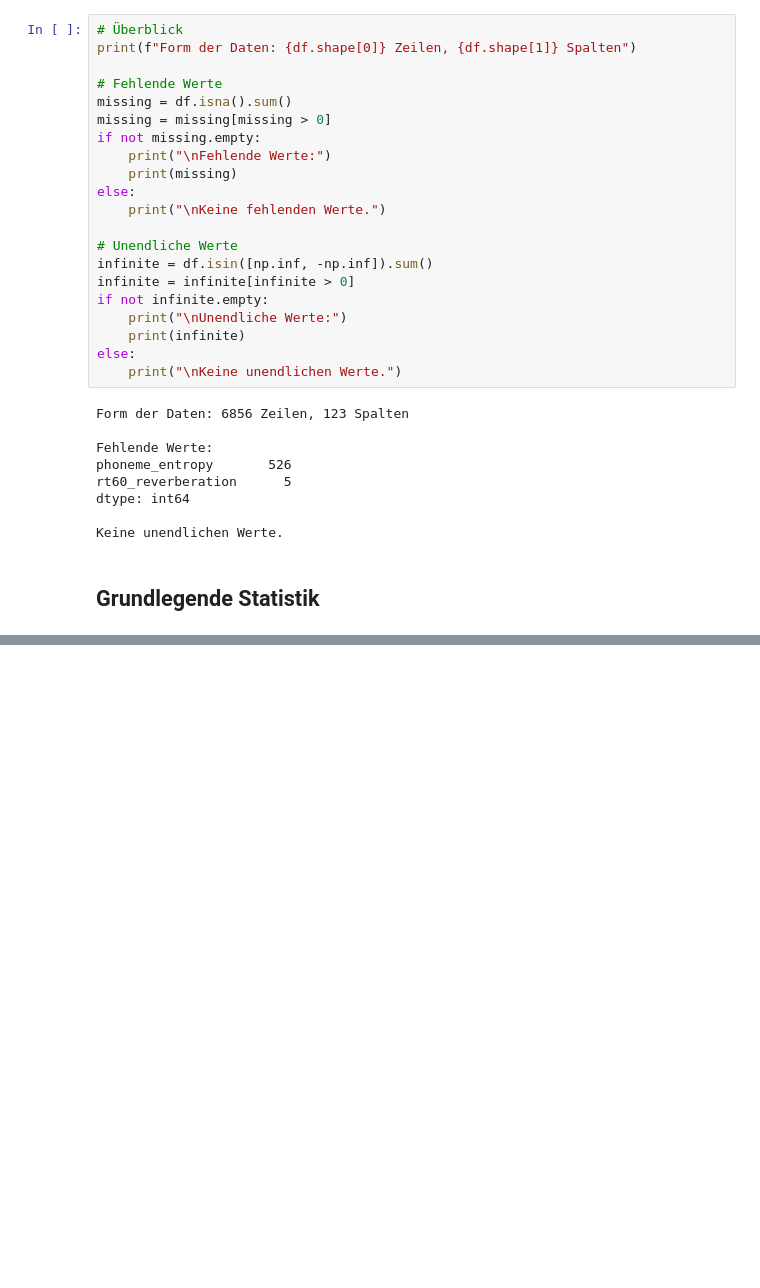
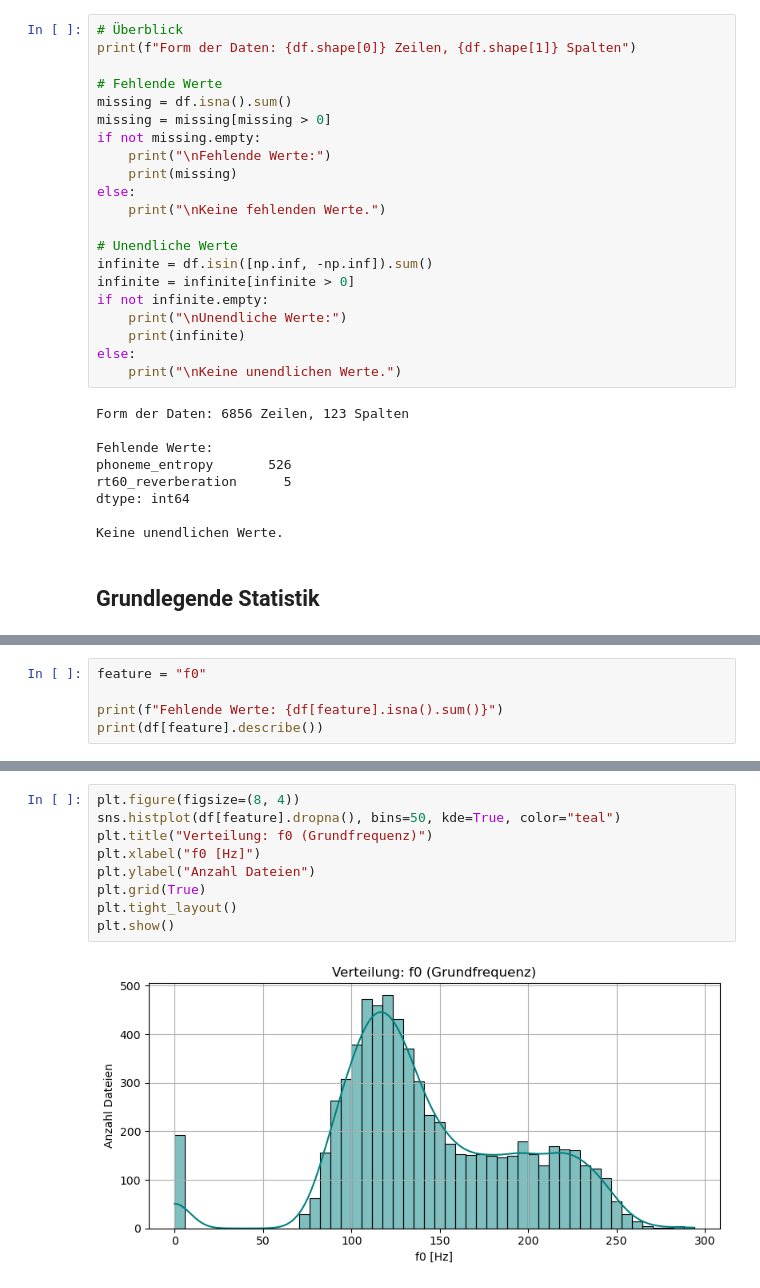
Before and after one commit to propostus/masterarbeit, a Jupyter notebook: notebooks/inspect_features_10h_250609.ipynb, the cells around one changed output, grey strips where cells are left out. Drawn from its saved outputs; the diff is of its cells as text; blank space fills up the shorter version.

```diff
--- a/notebooks/inspect_features_10h_250609.ipynb
+++ b/notebooks/inspect_features_10h_250609.ipynb
@@ -80,0 +210,5 @@ df_overview.describe().T
+# %%
+feature = "f0"
+
+print(f"Fehlende Werte: {df[feature].isna().sum()}")
+print(df[feature].describe())
@@ -80,0 +226,11 @@ df_overview.describe().T
+# %%
+plt.figure(figsize=(8, 4))
+sns.histplot(df[feature].dropna(), bins=50, kde=True, color="teal")
+plt.title("Verteilung: f0 (Grundfrequenz)")
+plt.xlabel("f0 [Hz]")
+plt.ylabel("Anzahl Dateien")
+plt.grid(True)
+plt.tight_layout()
+plt.show()
+# %% [output]
+[figure, added]
```
Also changed, not shown: parts of 58 cells of this notebook.
